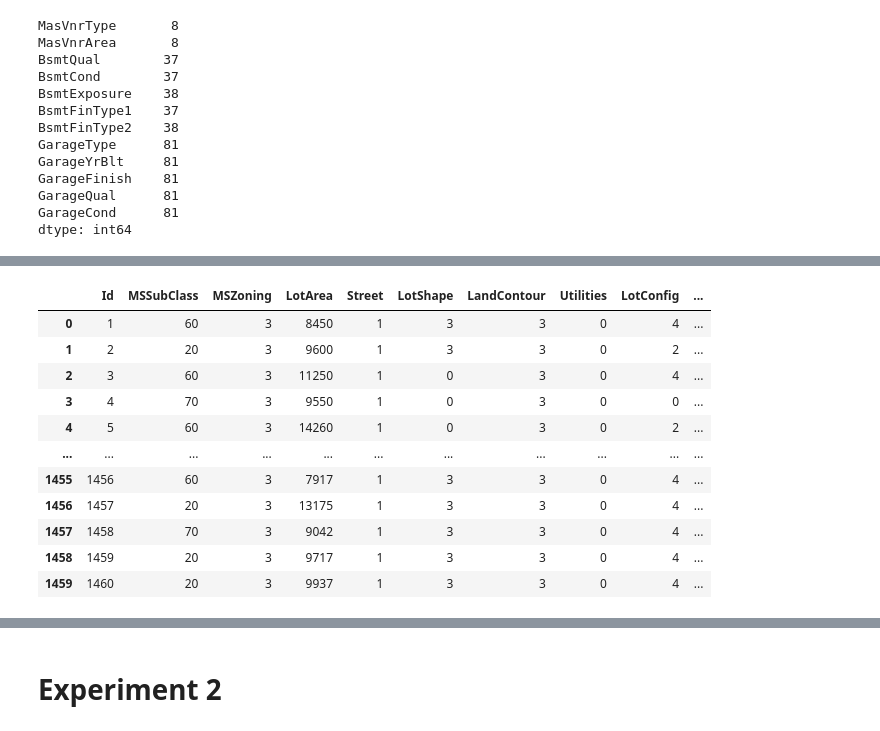
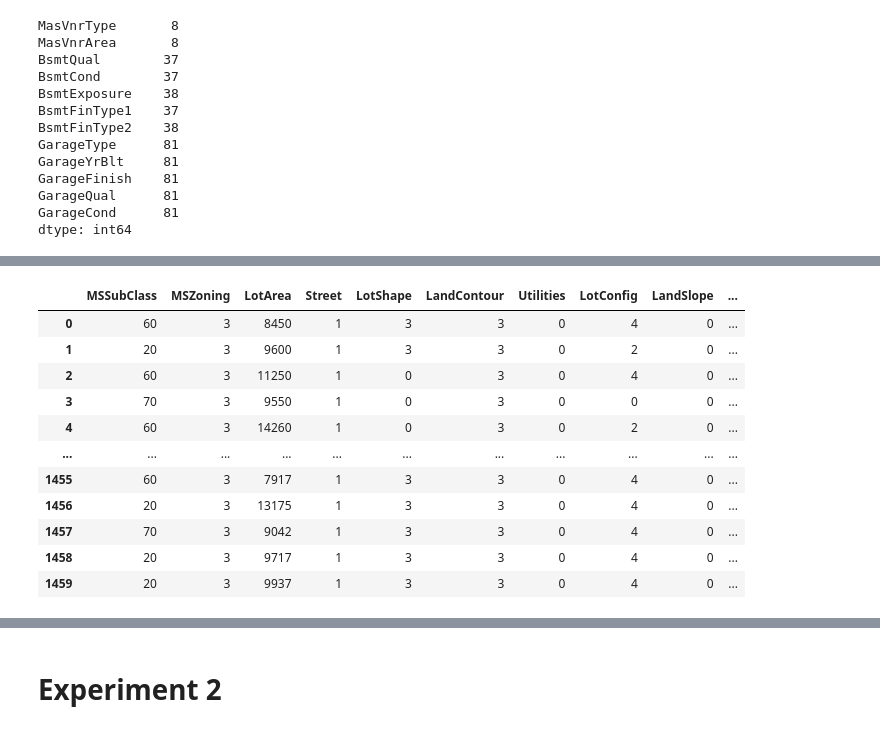
Before and after one commit to tracynguyen17/ITCS3162-Project3, a Jupyter notebook: Project3.ipynb, the cells around one changed output, grey strips where cells are left out. Drawn from its saved outputs; the diff is of its cells as text; code cells hidden in the pictures.

```diff
--- a/Project3.ipynb
+++ b/Project3.ipynb
@@ -86,6 +130,9 @@ heatmap = sns.heatmap(train_df.corr()[['SalePrice']].sort_values(by='SalePrice',
 Now that we have gained insight into our dataset and some of its distributions, we can move forward into pre-processing.
 # %% [markdown]
 # Pre-processing
+# %%
+# drop Id column
+train_df.drop(columns = 'Id', axis = 1, inplace = True)
 # %% [markdown]
 ### Check for missing values
 # %%
@@ -227,48 +399,60 @@ Let's add our categorical features to see if there is a difference.
 # %%
 from sklearn import preprocessing
 
 le = preprocessing.LabelEncoder()
 
-train_df.Neighborhood= le.fit_transform(train_df.Neighborhood)
-train_df.Condition1= le.fit_transform(train_df.Condition1)
-train_df.Condition2= le.fit_transform(train_df.Condition2)
-train_df.Functional= le.fit_transform(train_df.Functional)
-train_df.MSZoning= le.fit_transform(train_df.MSZoning)
-train_df.Street= le.fit_transform(train_df.Street)
-train_df.LotShape= le.fit_transform(train_df.LotShape)
-train_df.LandContour= le.fit_transform(train_df.LandContour)
-train_df.Utilities= le.fit_transform(train_df.Utilities)
-train_df.LotConfig= le.fit_transform(train_df.LotConfig)
-train_df.LandSlope= le.fit_transform(train_df.LandSlope)
-train_df.SaleType= le.fit_transform(train_df.SaleType)
-train_df.SaleCondition= le.fit_transform(train_df.SaleCondition)
-train_df.BldgType= le.fit_transform(train_df.BldgType)
-train_df.HouseStyle= le.fit_transform(train_df.HouseStyle)
-train_df.RoofStyle= le.fit_transform(train_df.RoofStyle)
-train_df.RoofMatl= le.fit_transform(train_df.RoofMatl)
-train_df.Exterior1st= le.fit_transform(train_df.Exterior1st)
-train_df.Exterior2nd= le.fit_transform(train_df.Exterior2nd)
-train_df.ExterQual= le.fit_transform(train_df.ExterQual)
-train_df.ExterCond= le.fit_transform(train_df.ExterCond)
-train_df.Foundation= le.fit_transform(train_df.Foundation)
-train_df.Heating= le.fit_transform(train_df.Heating)
-train_df.HeatingQC= le.fit_transform(train_df.HeatingQC)
-train_df.CentralAir= le.fit_transform(train_df.CentralAir)
-train_df.KitchenQual= le.fit_transform(train_df.KitchenQual)
-train_df.PavedDrive= le.fit_transform(train_df.PavedDrive)
+train_df.MSZoning = le.fit_transform(train_df.MSZoning)
+train_df.Street = le.fit_transform(train_df.Street)
+train_df.LotShape = le.fit_transform(train_df.LotShape)
+train_df.LandContour = le.fit_transform(train_df.LandContour)
+train_df.Utilities = le.fit_transform(train_df.Utilities)
+train_df.LotConfig = le.fit_transform(train_df.LotConfig)
+train_df.LandSlope = le.fit_transform(train_df.LandSlope)
+train_df.Neighborhood = le.fit_transform(train_df.Neighborhood)
+train_df.Condition1 = le.fit_transform(train_df.Condition1)
+train_df.Condition2 = le.fit_transform(train_df.Condition2)
+train_df.BldgType = le.fit_transform(train_df.BldgType)
+train_df.HouseStyle = le.fit_transform(train_df.HouseStyle)
+train_df.RoofStyle = le.fit_transform(train_df.RoofStyle)
+train_df.RoofMatl = le.fit_transform(train_df.RoofMatl)
+train_df.Exterior1st = le.fit_transform(train_df.Exterior1st)
+train_df.Exterior2nd = le.fit_transform(train_df.Exterior2nd)
+train_df.MasVnrType = le.fit_transform(train_df.MasVnrType)
+train_df.ExterQual = le.fit_transform(train_df.ExterQual)
+train_df.ExterCond = le.fit_transform(train_df.ExterCond)
+train_df.Foundation = le.fit_transform(train_df.Foundation)
+train_df.BsmtQual = le.fit_transform(train_df.BsmtQual)
+train_df.BsmtCond = le.fit_transform(train_df.BsmtCond)
+train_df.BsmtExposure = le.fit_transform(train_df.BsmtExposure)
+train_df.BsmtFinType1 = le.fit_transform(train_df.BsmtFinType1)
+train_df.BsmtFinType2 = le.fit_transform(train_df.BsmtFinType2)
+train_df.Heating = le.fit_transform(train_df.Heating)
+train_df.HeatingQC = le.fit_transform(train_df.HeatingQC)
+train_df.CentralAir = le.fit_transform(train_df.CentralAir)
+train_df.Electrical = le.fit_transform(train_df.Electrical)
+train_df.KitchenQual = le.fit_transform(train_df.KitchenQual)
+train_df.Functional = le.fit_transform(train_df.Functional)
+train_df.GarageType = le.fit_transform(train_df.GarageType)
+train_df.GarageFinish = le.fit_transform(train_df.GarageFinish)
+train_df.GarageQual = le.fit_transform(train_df.GarageQual)
+train_df.GarageCond = le.fit_transform(train_df.GarageCond)
+train_df.PavedDrive = le.fit_transform(train_df.PavedDrive)
+train_df.SaleType = le.fit_transform(train_df.SaleType)
+train_df.SaleCondition = le.fit_transform(train_df.SaleCondition)
+
 train_df.dropna(axis=1,inplace = True)
 
 train_df
 # %% [output]
-|  | Id | MSSubClass | MSZoning | LotArea | Street | LotShape | LandContour | Utilities | LotConfig | ... |
-| 0 | 1 | 60 | 3 | 8450 | 1 | 3 | 3 | 0 | 4 | ... |
-| 1 | 2 | 20 | 3 | 9600 | 1 | 3 | 3 | 0 | 2 | ... |
-| 2 | 3 | 60 | 3 | 11250 | 1 | 0 | 3 | 0 | 4 | ... |
-| 3 | 4 | 70 | 3 | 9550 | 1 | 0 | 3 | 0 | 0 | ... |
-| 4 | 5 | 60 | 3 | 14260 | 1 | 0 | 3 | 0 | 2 | ... |
+|  | MSSubClass | MSZoning | LotArea | Street | LotShape | LandContour | Utilities | LotConfig | LandSlope | ... |
+| 0 | 60 | 3 | 8450 | 1 | 3 | 3 | 0 | 4 | 0 | ... |
+| 1 | 20 | 3 | 9600 | 1 | 3 | 3 | 0 | 2 | 0 | ... |
+| 2 | 60 | 3 | 11250 | 1 | 0 | 3 | 0 | 4 | 0 | ... |
+| 3 | 70 | 3 | 9550 | 1 | 0 | 3 | 0 | 0 | 0 | ... |
+| 4 | 60 | 3 | 14260 | 1 | 0 | 3 | 0 | 2 | 0 | ... |
 | ... | ... | ... | ... | ... | ... | ... | ... | ... | ... | ... |
-| 1455 | 1456 | 60 | 3 | 7917 | 1 | 3 | 3 | 0 | 4 | ... |
-| 1456 | 1457 | 20 | 3 | 13175 | 1 | 3 | 3 | 0 | 4 | ... |
-| 1457 | 1458 | 70 | 3 | 9042 | 1 | 3 | 3 | 0 | 4 | ... |
-| 1458 | 1459 | 20 | 3 | 9717 | 1 | 3 | 3 | 0 | 4 | ... |
-| 1459 | 1460 | 20 | 3 | 9937 | 1 | 3 | 3 | 0 | 4 | ... |
+| 1455 | 60 | 3 | 7917 | 1 | 3 | 3 | 0 | 4 | 0 | ... |
+| 1456 | 20 | 3 | 13175 | 1 | 3 | 3 | 0 | 4 | 0 | ... |
+| 1457 | 70 | 3 | 9042 | 1 | 3 | 3 | 0 | 4 | 0 | ... |
+| 1458 | 20 | 3 | 9717 | 1 | 3 | 3 | 0 | 4 | 0 | ... |
+| 1459 | 20 | 3 | 9937 | 1 | 3 | 3 | 0 | 4 | 0 | ... |
```
Also changed, not shown: parts of 102 cells of this notebook.
